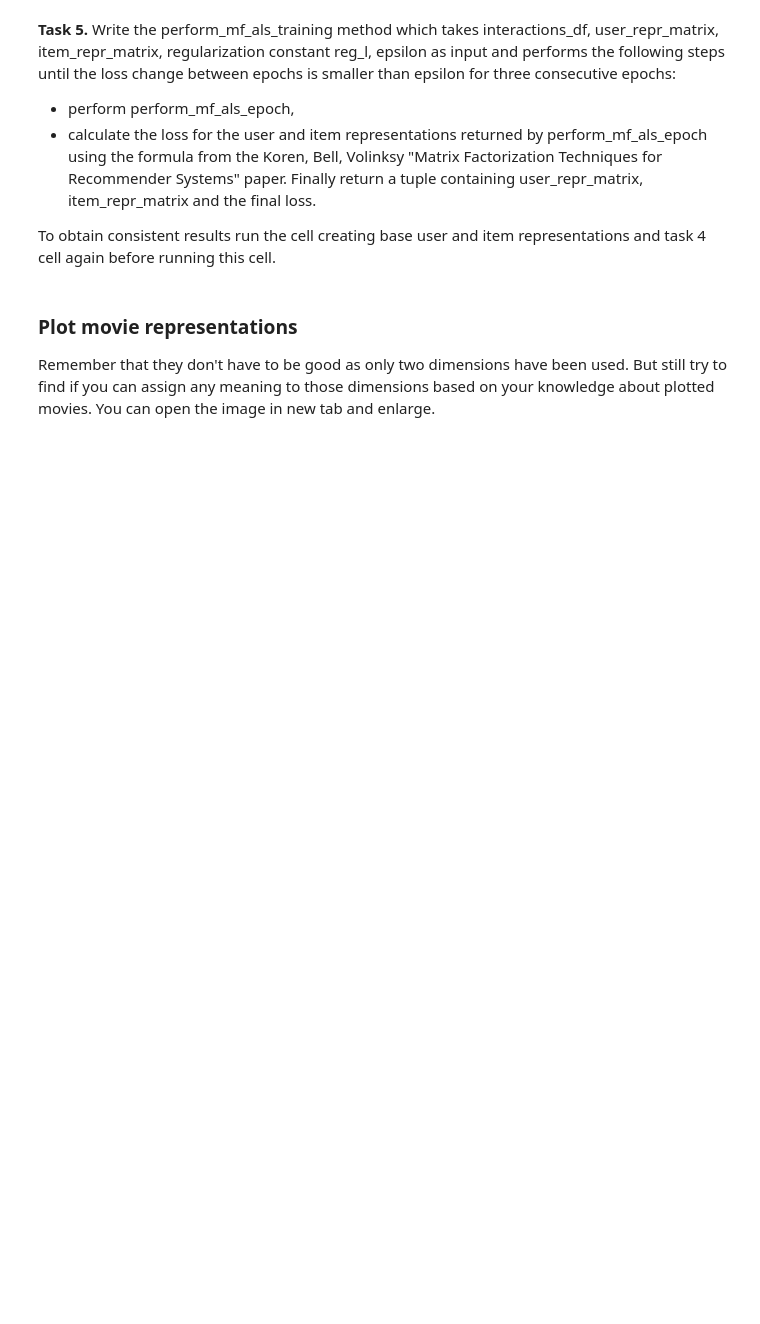
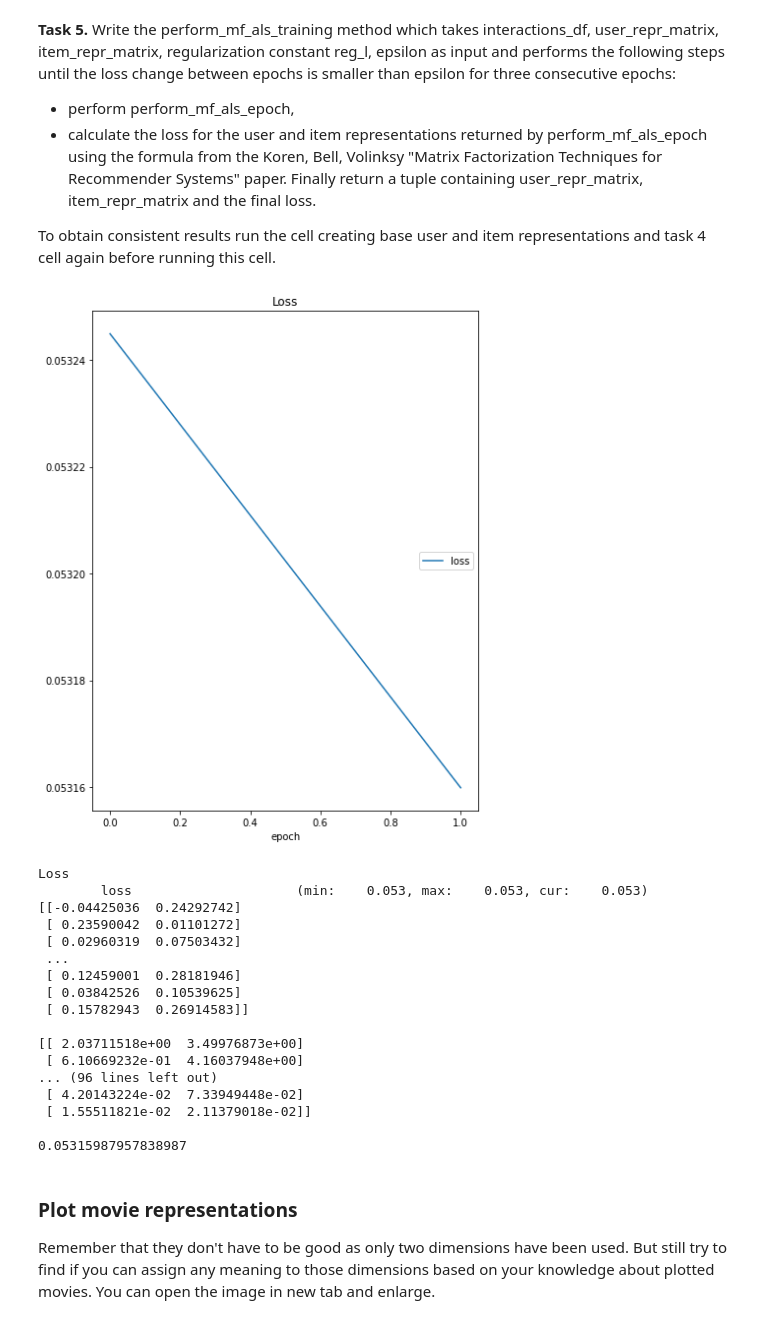
Before and after one commit to jbiesek/recommender-systems-class, a Jupyter notebook: class_09_least_squares_and_mle.ipynb, the cells around one changed output. Drawn from its saved outputs; the diff is of its cells as text; code cells hidden in the pictures; blank space fills up the shorter version.

```diff
--- a/class_09_least_squares_and_mle.ipynb
+++ b/class_09_least_squares_and_mle.ipynb
@@ -210,14 +210,14 @@ display(interactions_pos_neg_df)
 - interactions_pos_neg_user_dict where keys are user ids and values are lists of item ids the user has interacted with,
 - interactions_pos_neg_item_dict where keys are item ids and values are lists of user ids who interacted with the item.
 # %%
-interactions = interactions_pos_neg_df.loc[interactions_pos_neg_df['interacted']==1]
+interactions = interactions_pos_neg_df
 interactions_pos_neg_user_dict = {}
 users = list(interactions_pos_neg_df['user_id'].unique())
 x = interactions.groupby('user_id')['item_id'].apply(list)
 for user in users:
     interactions_pos_neg_user_dict[user] = x[user]
 interactions_pos_neg_item_dict={}
-items = list(interactions_pos_neg_df['item_id'].unique())
+items = list(interactions_pos_neg_df['item_id'])
 x = interactions.groupby('item_id')['user_id'].apply(list)
 for item in items:
     interactions_pos_neg_item_dict[item] = x[item]
@@ -344,9 +344,9 @@ print(item_repr_matrix)
 from sklearn.linear_model import Ridge
 
 def perform_mf_als_step(interacting_reprs, r_ui, reg_l):
-    ridge = Ridge(fit_intercept=False)
+    ridge = Ridge(alpha=reg_l,fit_intercept=False)
     ridge = ridge.fit(interacting_reprs, r_ui)
-    new_repr = ridge.predict(interacting_reprs)
+    new_repr = ridge.coef_
     return new_repr
 
 
@@ -408,39 +424,80 @@ To obtain consistent results run the cell creating base user and item representa
 # %%
 from livelossplot import PlotLosses
 
 def perform_mf_als_training(interactions_df, user_repr_matrix, item_repr_matrix, reg_l, epsilon):
     liveloss = PlotLosses()
 
     epoch = 0
+    total_loss = 0
+    prev_avg_loss = 0
+    avg_loss = 0
+    counter = 0
 
-    ########################
-    # Write your code here #
-    ########################
+    while counter < 3:
 
+        user_repr_matrix, item_repr_matrix = \
+            perform_mf_als_epoch(interactions_df, user_repr_matrix, item_repr_matrix, reg_l)
 
-        # Save and print epoch losses (this should be at the end of the loop over epochs)
+        total_loss = 0
+        for index,row in interactions_df.iterrows():
 
-        training_last_avg_loss = total_loss / len(interactions_df)
+            user_id = int(row['user_id'])
+            item_id = int(row['item_id'])
+            r_ui = int(row['interacted'])
+
+            e_ui = r_ui - np.dot(user_repr_matrix[user_id], item_repr_matrix[item_id])
+            loss = e_ui**2
+            total_loss += loss
+
+        prev_avg_loss = avg_loss
+        avg_loss = total_loss / len(interactions_df)
+
+        if np.abs(prev_avg_loss-avg_loss) < epsilon:
+            counter += 1
+        else:
+            counter = 0
+
+        epoch += 1
+
+        training_last_avg_loss = avg_loss
 
         if epoch >= 3: # A bound on epoch prevents showing extremely high losses in the first epochs
             logs = {'loss': training_last_avg_loss}
             liveloss.update(logs)
             liveloss.send()
-        epoch += 1
 
     return user_repr_matrix, item_repr_matrix, training_last_avg_loss
 
 # Test
 
 epsilon = 0.01
 user_repr_matrix, item_repr_matrix, training_last_avg_loss \
     = perform_mf_als_training(interactions_pos_neg_df, user_repr_matrix, item_repr_matrix, reg_l, epsilon)
 
 print(user_repr_matrix)
 print()
 print(item_repr_matrix)
 print()
 print(training_last_avg_loss)
+# %% [output]
+[figure, added]
+Loss
+        loss                     (min:    0.053, max:    0.053, cur:    0.053)
+[[-0.04425036  0.24292742]
+ [ 0.23590042  0.01101272]
+ [ 0.02960319  0.07503432]
+ ...
+ [ 0.12459001  0.28181946]
+ [ 0.03842526  0.10539625]
+ [ 0.15782943  0.26914583]]
+
+[[ 2.03711518e+00  3.49976873e+00]
+ [ 6.10669232e-01  4.16037948e+00]
+... (96 lines left out)
+ [ 4.20143224e-02  7.33949448e-02]
+ [ 1.55511821e-02  2.11379018e-02]]
+
+0.05315987957838987
 # %% [markdown]
 ### Plot movie representations
 
```
Also changed, not shown: parts of 10 cells of this notebook.
